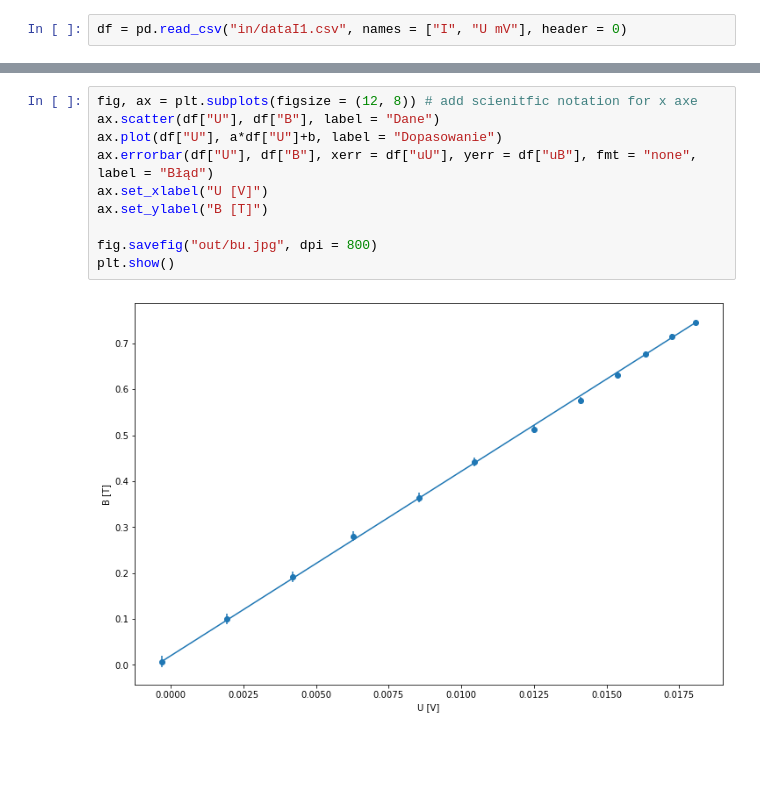
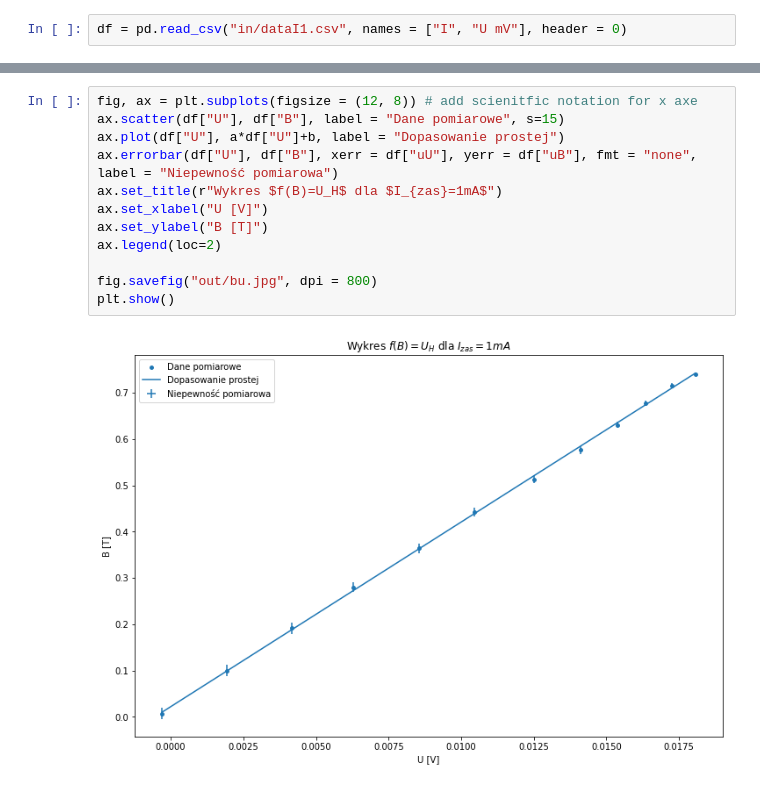
Before and after one commit to finem4n/physics-lab-ii, a Jupyter notebook: lab12/I1.ipynb, the cells around one changed output, grey strips where cells are left out. Drawn from its saved outputs; the diff is of its cells as text; blank space fills up the shorter version.

```diff
--- a/lab12/I1.ipynb
+++ b/lab12/I1.ipynb
@@ -80,12 +80,14 @@ mu =  0.22797331064233203 , umu =  0.0023054512785508864
 # %%
 fig, ax = plt.subplots(figsize = (12, 8)) # add scienitfic notation for x axe
-ax.scatter(df["U"], df["B"], label = "Dane")
-ax.plot(df["U"], a*df["U"]+b, label = "Dopasowanie")
-ax.errorbar(df["U"], df["B"], xerr = df["uU"], yerr = df["uB"], fmt = "none", label = "Błąd")
+ax.scatter(df["U"], df["B"], label = "Dane pomiarowe", s=15)
+ax.plot(df["U"], a*df["U"]+b, label = "Dopasowanie prostej")
+ax.errorbar(df["U"], df["B"], xerr = df["uU"], yerr = df["uB"], fmt = "none", label = "Niepewność pomiarowa")
+ax.set_title(r"Wykres $f(B)=U_H$ dla $I_{zas}=1mA$")
 ax.set_xlabel("U [V]")
 ax.set_ylabel("B [T]")
+ax.legend(loc=2)
 
 fig.savefig("out/bu.jpg", dpi = 800)
 plt.show()
 # %% [output]
-[figure, old version]
+[figure, new version]
```
Also changed, not shown: parts of 4 cells of this notebook, 5 other files.
